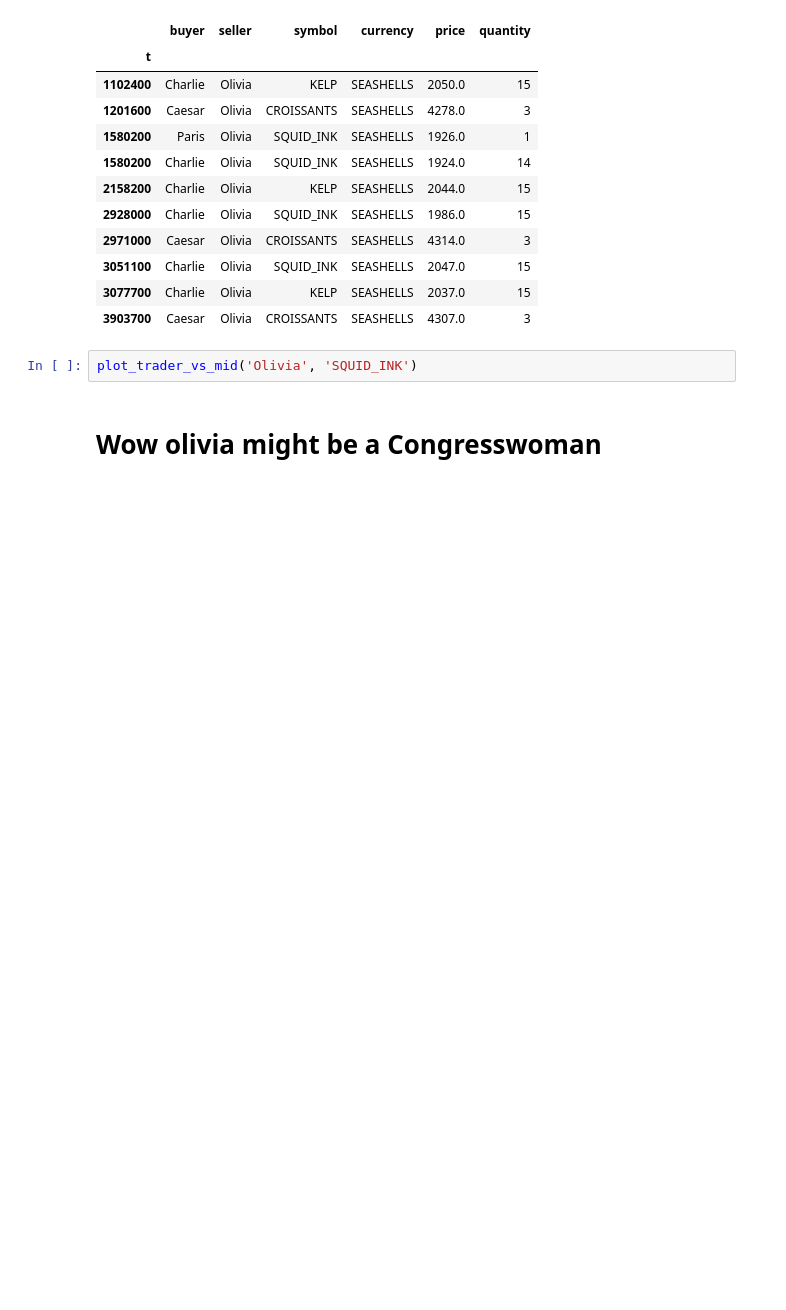
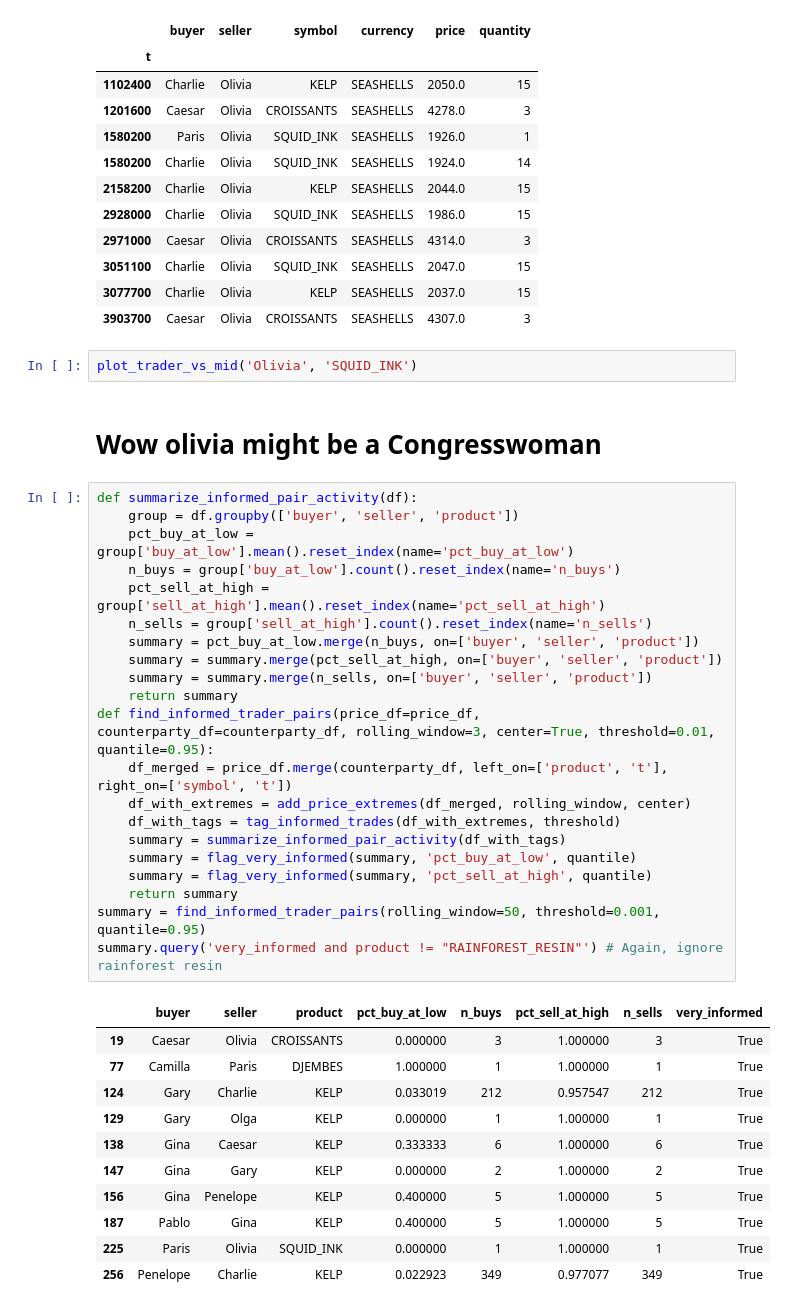
Before and after one commit to CarterT27/imc-prosperity-3, a Jupyter notebook: counterparty_edge.ipynb, the cells around one changed output. Drawn from its saved outputs; the diff is of its cells as text; blank space fills up the shorter version.

Commit message:
add pair edging

```diff
--- a/counterparty_edge.ipynb
+++ b/counterparty_edge.ipynb
@@ -180,3 +180,36 @@ counterparty_df.query('seller == @trader')
 plot_trader_vs_mid('Olivia', 'SQUID_INK')
 # %% [markdown]
 # Wow olivia might be a Congresswoman
+# %%
+def summarize_informed_pair_activity(df):
+    group = df.groupby(['buyer', 'seller', 'product'])
+    pct_buy_at_low = group['buy_at_low'].mean().reset_index(name='pct_buy_at_low')
+    n_buys = group['buy_at_low'].count().reset_index(name='n_buys')
+    pct_sell_at_high = group['sell_at_high'].mean().reset_index(name='pct_sell_at_high')
+    n_sells = group['sell_at_high'].count().reset_index(name='n_sells')
+    summary = pct_buy_at_low.merge(n_buys, on=['buyer', 'seller', 'product'])
+    summary = summary.merge(pct_sell_at_high, on=['buyer', 'seller', 'product'])
+    summary = summary.merge(n_sells, on=['buyer', 'seller', 'product'])
+    return summary
+def find_informed_trader_pairs(price_df=price_df, counterparty_df=counterparty_df, rolling_window=3, center=True, threshold=0.01, quantile=0.95):
+    df_merged = price_df.merge(counterparty_df, left_on=['product', 't'], right_on=['symbol', 't'])
+    df_with_extremes = add_price_extremes(df_merged, rolling_window, center)
+    df_with_tags = tag_informed_trades(df_with_extremes, threshold)
+    summary = summarize_informed_pair_activity(df_with_tags)
+    summary = flag_very_informed(summary, 'pct_buy_at_low', quantile)
+    summary = flag_very_informed(summary, 'pct_sell_at_high', quantile)
+    return summary
+summary = find_informed_trader_pairs(rolling_window=50, threshold=0.001, quantile=0.95)
+summary.query('very_informed and product != "RAINFOREST_RESIN"') # Again, ignore rainforest resin
+# %% [output]
+|  | buyer | seller | product | pct_buy_at_low | n_buys | pct_sell_at_high | n_sells | very_informed |
+| 19 | Caesar | Olivia | CROISSANTS | 0.000000 | 3 | 1.000000 | 3 | True |
+| 77 | Camilla | Paris | DJEMBES | 1.000000 | 1 | 1.000000 | 1 | True |
+| 124 | Gary | Charlie | KELP | 0.033019 | 212 | 0.957547 | 212 | True |
+| 129 | Gary | Olga | KELP | 0.000000 | 1 | 1.000000 | 1 | True |
+| 138 | Gina | Caesar | KELP | 0.333333 | 6 | 1.000000 | 6 | True |
+| 147 | Gina | Gary | KELP | 0.000000 | 2 | 1.000000 | 2 | True |
+| 156 | Gina | Penelope | KELP | 0.400000 | 5 | 1.000000 | 5 | True |
+| 187 | Pablo | Gina | KELP | 0.400000 | 5 | 1.000000 | 5 | True |
+| 225 | Paris | Olivia | SQUID_INK | 0.000000 | 1 | 1.000000 | 1 | True |
+| 256 | Penelope | Charlie | KELP | 0.022923 | 349 | 0.977077 | 349 | True |
```
Also changed, not shown: parts of 3 cells of this notebook.
